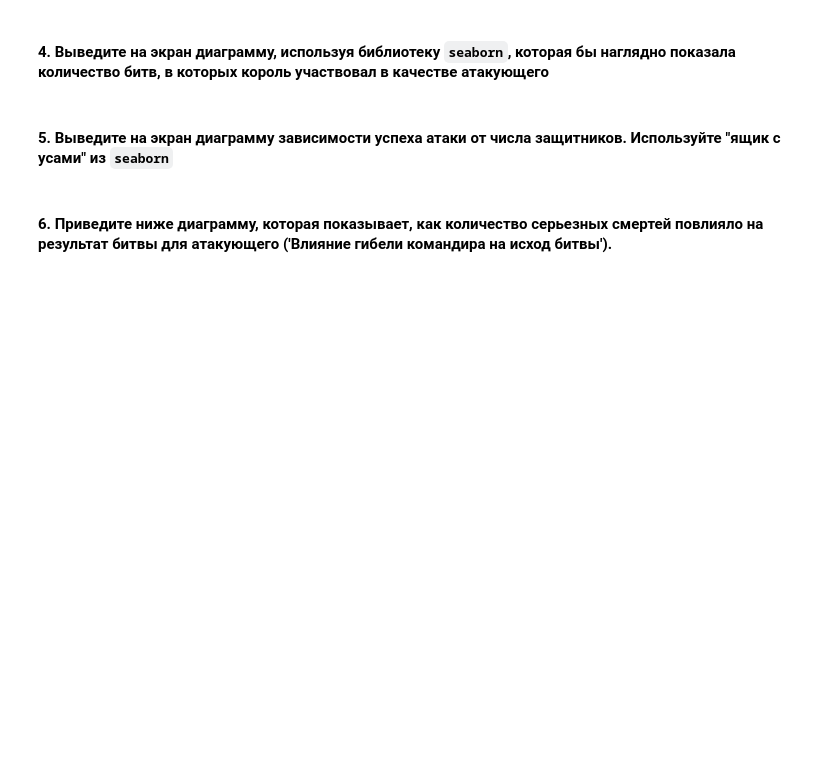
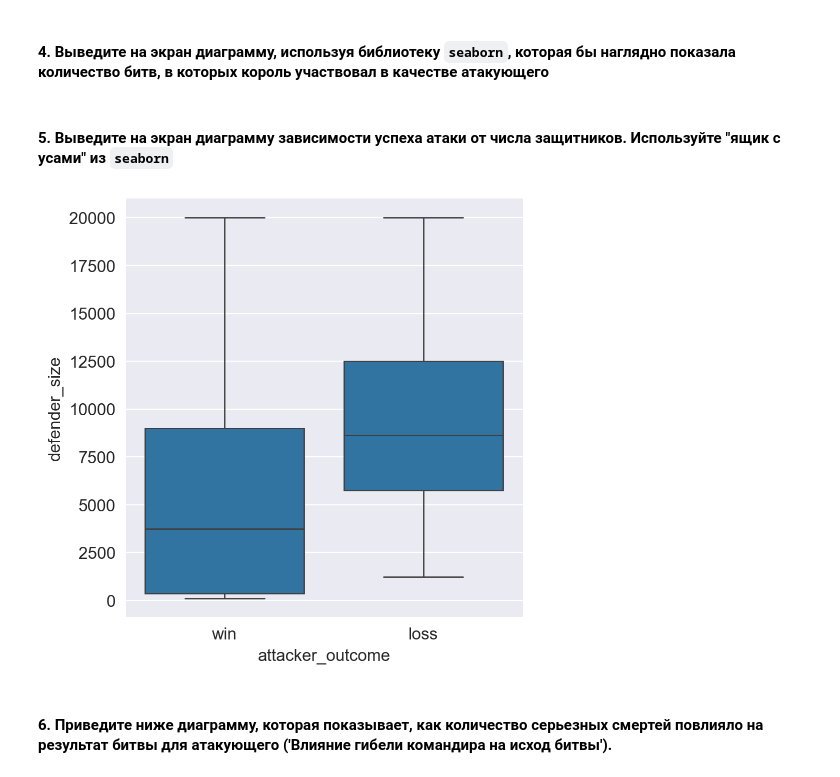
Before and after one commit to EdPogosyan/ML_Ed, a Jupyter notebook: HW-1/hw_practice_sirius_01_pandas_numpy_viz.ipynb, the cells around one changed output. Saved outputs shown, nothing was run; the diff lists cells and outputs as text; code cells hidden in the pictures; blank space fills up the shorter version.

```diff
--- a/HW-1/hw_practice_sirius_01_pandas_numpy_viz.ipynb
+++ b/HW-1/hw_practice_sirius_01_pandas_numpy_viz.ipynb
@@ -629,2 +614,7 @@ a
+# %%
+sns.catplot(x="attacker_outcome", y="defender_size", data=battles_df, kind="box")
+plt.show()
+# %% [output]
+[figure, added]
 # %% [markdown]
 #### 6. Приведите ниже диаграмму, которая показывает, как количество серьезных смертей повлияло на результат битвы для атакующего ('Влияние гибели командира на исход битвы').
```
Also changed, not shown: parts of 13 cells of this notebook, 1 other file.
